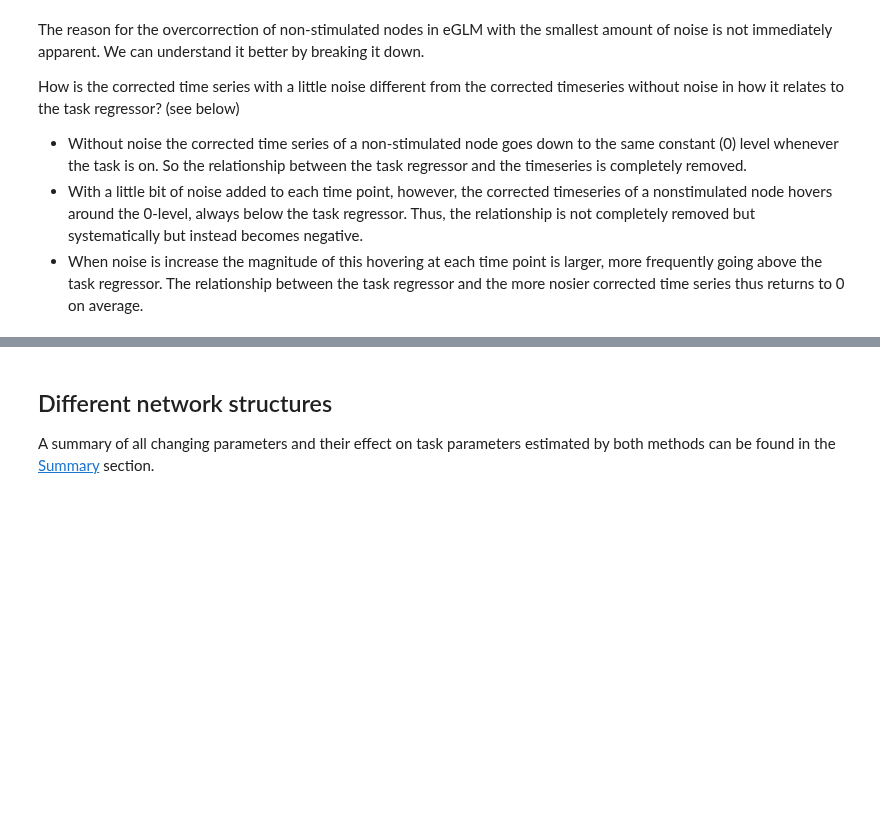
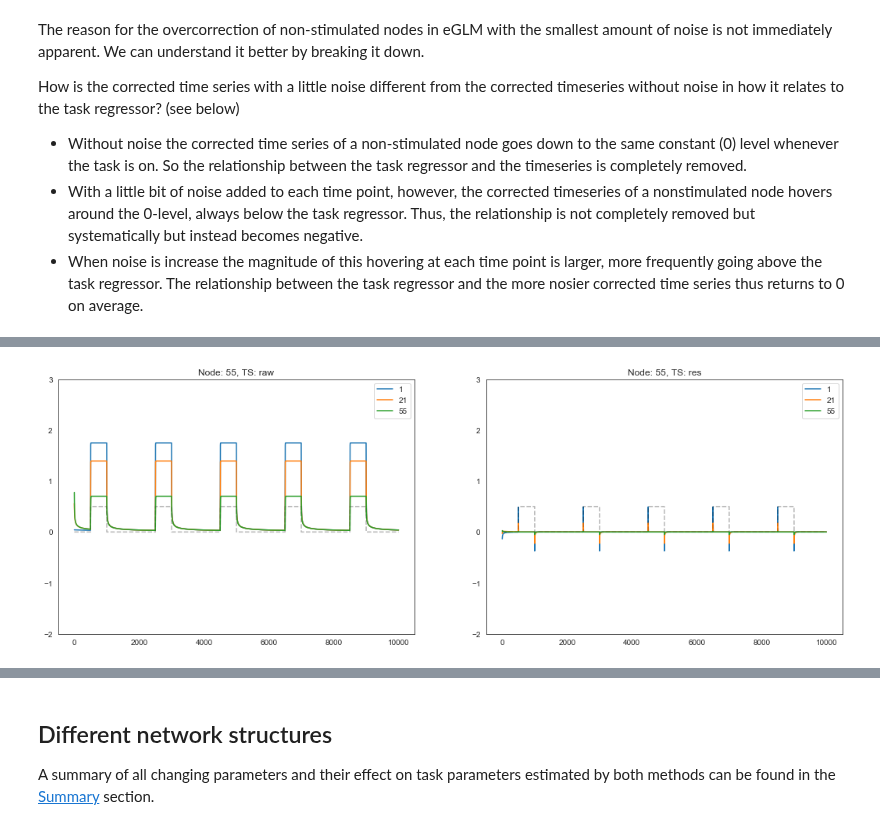
Before and after one commit to zenkavi/DevStudy_FmriNbs, a Jupyter notebook: notebooks/informationtransfermapping/TheoreticalResults/Zenkavi_Simulations/Extended_GLM_neural_network_level.ipynb, the cells around one changed output, grey strips where cells are left out. Drawn from its saved outputs; the diff is of its cells as text; code cells hidden in the pictures; blank space fills up the shorter version.

```diff
--- a/notebooks/informationtransfermapping/TheoreticalResults/Zenkavi_Simulations/Extended_GLM_neural_network_level.ipynb
+++ b/notebooks/informationtransfermapping/TheoreticalResults/Zenkavi_Simulations/Extended_GLM_neural_network_level.ipynb
@@ -725,0 +722,28 @@ for i, curn in enumerate(curns):
+# %%
+plt.rcParams["figure.figsize"][0] = 18
+plt.rcParams["figure.figsize"][1] = 6
+
+#Plot same stimulated node's timeseries with and without noise
+fig,a =  plt.subplots(1,2)
+curns = [1, 21,55]
+ts_type = ["raw", "res"]
+noise_levels = ['noise_0']
+
+#xvals = range(450,1200)
+xvals = range(10000)
+
+for i, cur_ts_type in enumerate(ts_type):
+    for j, curn in enumerate(curns):
+
+            if cur_ts_type == "raw":
+                a[i].plot(xvals, noise_ts[cur_noise]['taskdata'][curn, xvals],label=curn)
+            elif cur_ts_type == "res":
+                cur_res_ts = get_res_ts(noise_ts['noise_0'])
+                a[i].plot(range(max(xvals)-1), cur_res_ts[curn, range(max(xvals)-1)],label=curn)
+
+            a[i].plot(xvals, td_stimtimes_0_5[0][xvals], "--", color="black", alpha = 0.1)
+            a[i].legend(loc="best")
+            a[i].set_title("Node: " + str(curn) + ", TS: "+ cur_ts_type)
+            a[i].set_ylim([-2,3])
+# %% [output]
+[figure, added]
```
Also changed, not shown: parts of 28 cells of this notebook.
